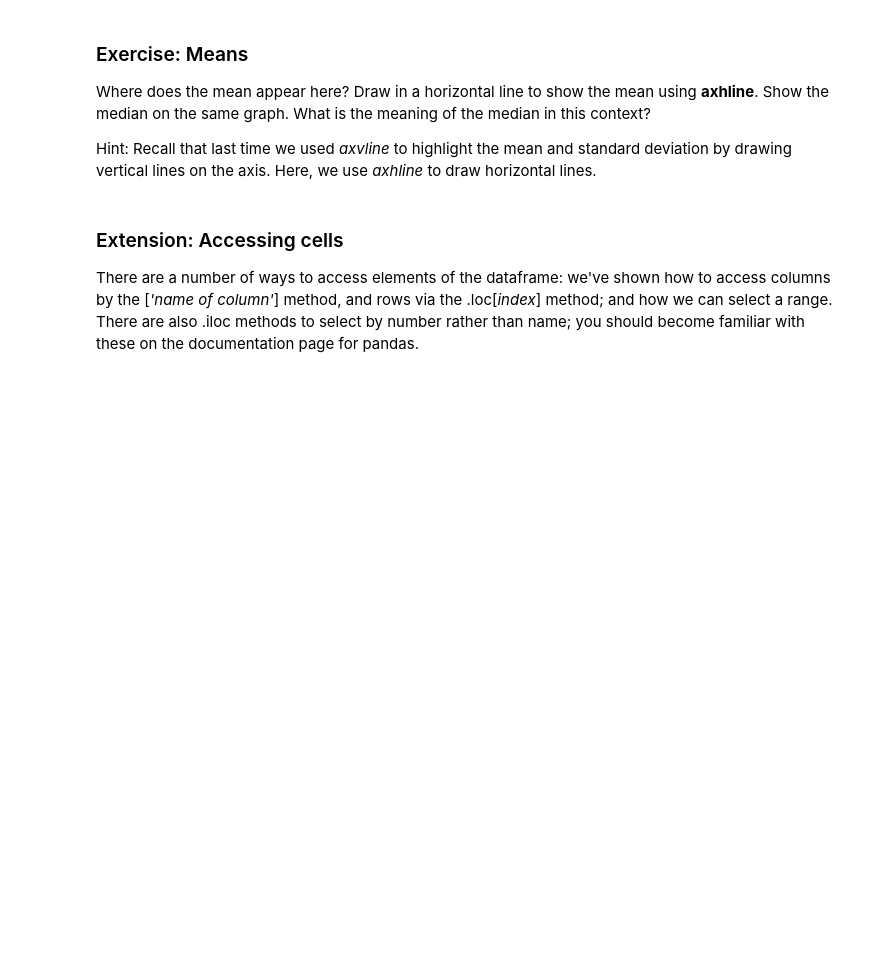
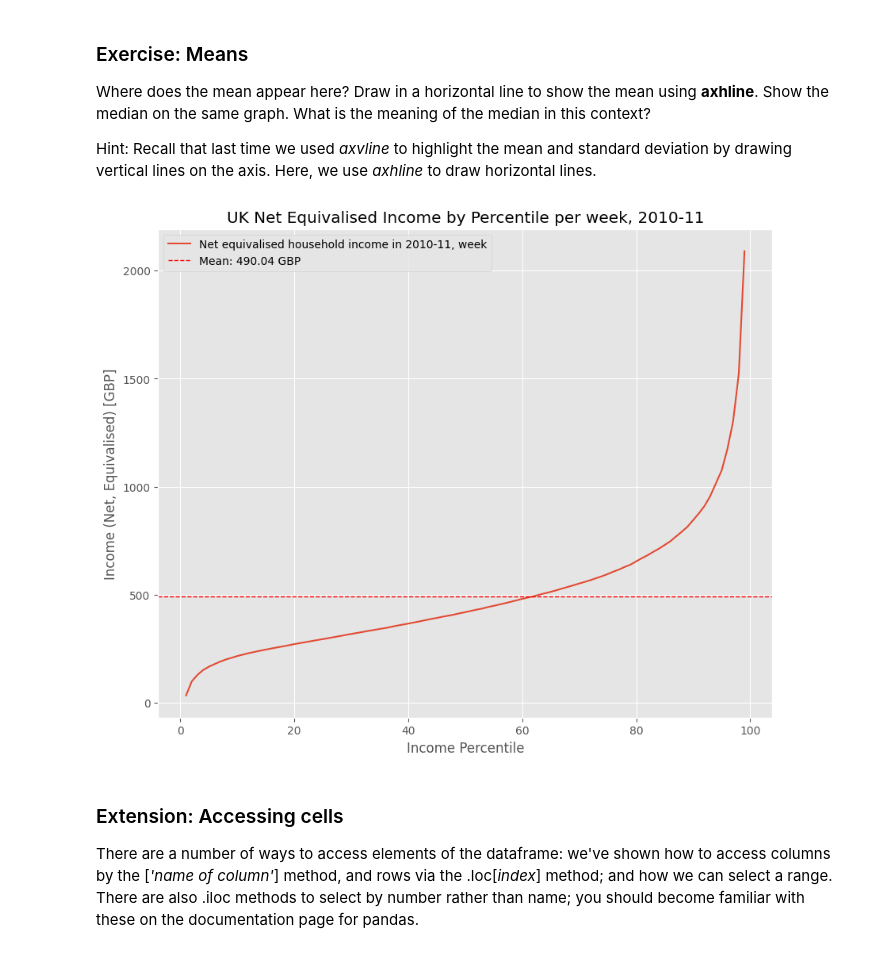
Before and after one commit to Lesiazhou/QM2, a Jupyter notebook: notebooks/W02. Pandas.ipynb, the cells around one changed output. Cells and saved outputs as stored; diff of their text form; code cells hidden in the pictures; blank space fills up the shorter version.

```diff
--- a/notebooks/W02. Pandas.ipynb
+++ b/notebooks/W02. Pandas.ipynb
@@ -209,6 +223,23 @@ We see a curve that is pretty linear in the middle region, but curves rapidly up
 Where does the mean appear here? Draw in a horizontal line to show the mean using **axhline**. Show the median on the same graph. What is the meaning of the median in this context?
 
 Hint: Recall that last time we used *axvline* to highlight the mean and standard deviation by drawing vertical lines on the axis. Here, we use *axhline* to draw horizontal lines.
+# %%
+data = income['Net equivalised household income in 2010-11, week']
+
+mean_value = data.mean()
+
+data.plot()
+plt.title('UK Net Equivalised Income by Percentile per week, 2010-11')
+plt.xlabel('Income Percentile')
+plt.ylabel('Income (Net, Equivalised) [GBP]')
+
+plt.axhline(mean_value, color='red', linestyle='--', linewidth=1, label=f'Mean: {mean_value:.2f} GBP')
+
+plt.legend()
+
+plt.show()
+# %% [output]
+[figure, added]
 # %% [markdown]
 ### Extension: Accessing cells
 
```
Also changed, not shown: parts of 11 cells of this notebook.
